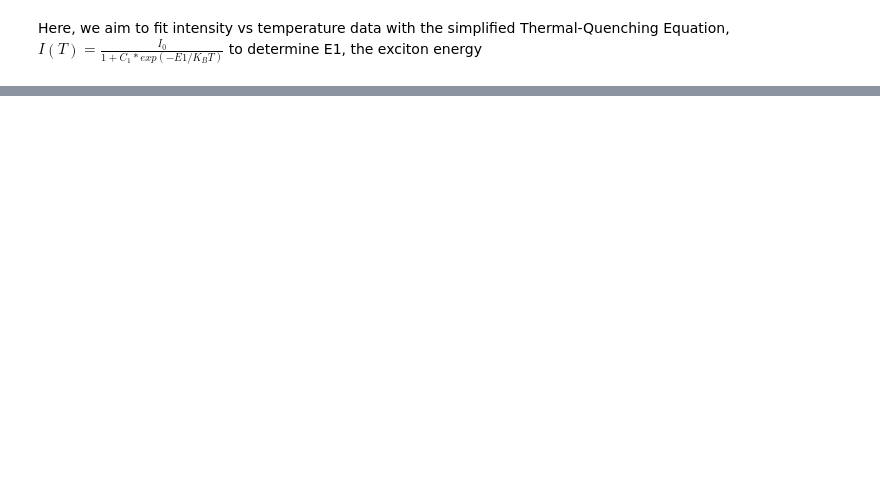
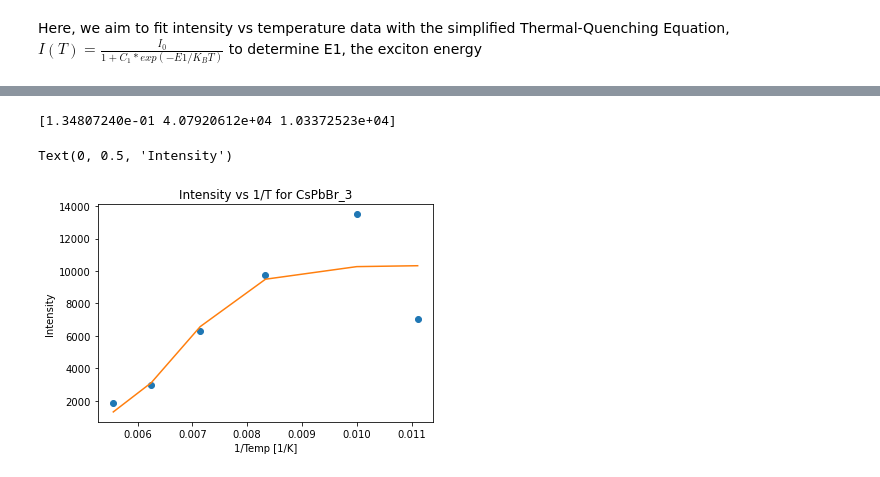
Before and after one commit to juliaeveritt/eng-phys-lab, a Jupyter notebook: PL Analysis.ipynb, the cells around one changed output, grey strips where cells are left out. Saved outputs shown, nothing was run; the diff lists cells and outputs as text; code cells hidden in the pictures; blank space fills up the shorter version.

```diff
--- a/PL Analysis.ipynb
+++ b/PL Analysis.ipynb
@@ -213,0 +240,20 @@ Text(0, 0.5, 'Intensity')
+# %%
+# Fit for second peak
+guess = [0.0002, 10000,300]
+parameters, covar = curve_fit(thermal_quenching, df['Temp [K]'], df['Amp_1'], p0=guess)
+fit_E1 = parameters[0]
+fit_C = parameters[1]
+fit_I0 = parameters[2]
+print(parameters)
+
+fitTQ1 = thermal_quenching(df['Temp [K]'], fit_E1, fit_C,fit_I0)
+
+plt.plot(1/df['Temp [K]'], df['Amp_1'], 'o', label='data')
+plt.plot(1/df['Temp [K]'], fitTQ1, '-', label='fit')
+plt.title("Intensity vs 1/T for CsPbBr_3")
+plt.xlabel("1/Temp [1/K]")
+plt.ylabel("Intensity")
+# %% [output]
+[1.34807240e-01 4.07920612e+04 1.03372523e+04]
+Text(0, 0.5, 'Intensity')
+[figure, added]
```
Also changed, not shown: parts of 5 cells of this notebook.
